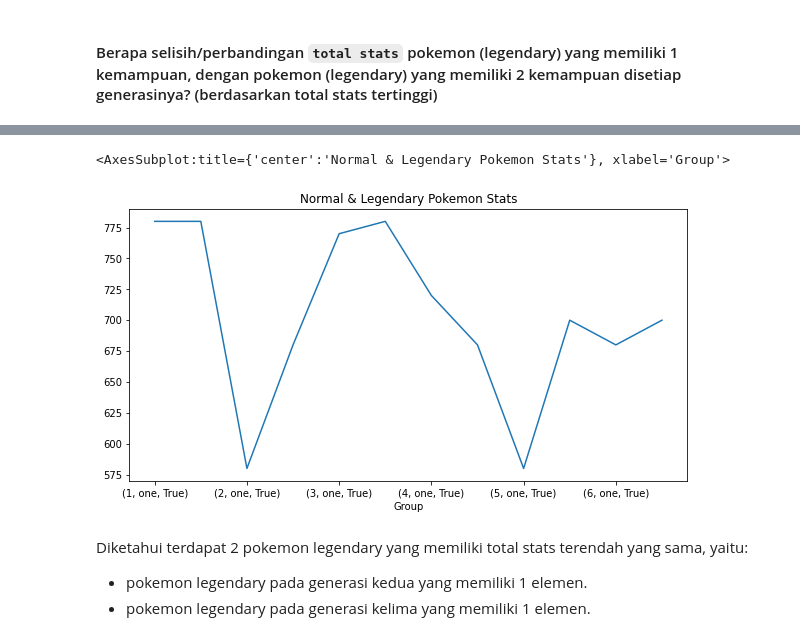
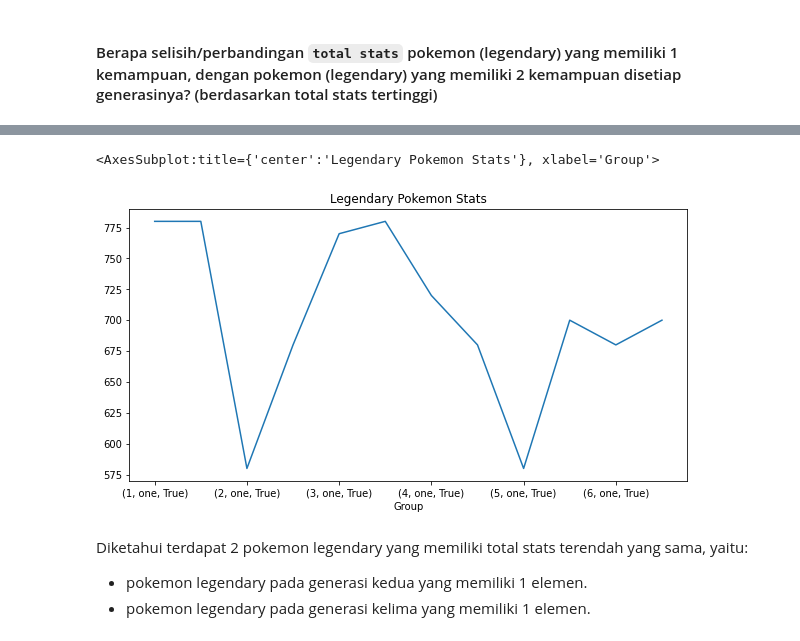
Before and after one commit to Vayxius/h8dsft_P0W1, a Jupyter notebook: h8dsft_P0W1_Ivan_Yapputra_Yappi.ipynb, the cells around one changed output, grey strips where cells are left out. Saved outputs shown, nothing was run; the diff lists cells and outputs as text; code cells hidden in the pictures.

```diff
--- a/h8dsft_P0W1_Ivan_Yapputra_Yappi.ipynb
+++ b/h8dsft_P0W1_Ivan_Yapputra_Yappi.ipynb
@@ -518,8 +506,9 @@ Pokemon legendary yang memiliki 1 dan 2 kemampuan dengan `total stats` tertinggi
 # %%
-legendary_pokemon['total'].plot(kind='line', xlabel='Group', title='Normal & Legendary Pokemon Stats', figsize=(10,5))
+legendary_pokemon = data_pokemon[(data_pokemon['legendary']==True)].groupby(by=['generation','ability','legendary']).max()
+legendary_pokemon['total'].plot(kind='line', xlabel='Group', title='Legendary Pokemon Stats', figsize=(10,5))
 # %% [output]
-<AxesSubplot:title={'center':'Normal & Legendary Pokemon Stats'}, xlabel='Group'>
+<AxesSubplot:title={'center':'Legendary Pokemon Stats'}, xlabel='Group'>
-[figure, old version]
+[figure, new version]
 # %% [markdown]
 Diketahui terdapat 2 pokemon legendary yang memiliki total stats terendah yang sama, yaitu:
 - pokemon legendary pada generasi kedua yang memiliki 1 elemen.
```
Also changed, not shown: parts of 47 cells of this notebook.
